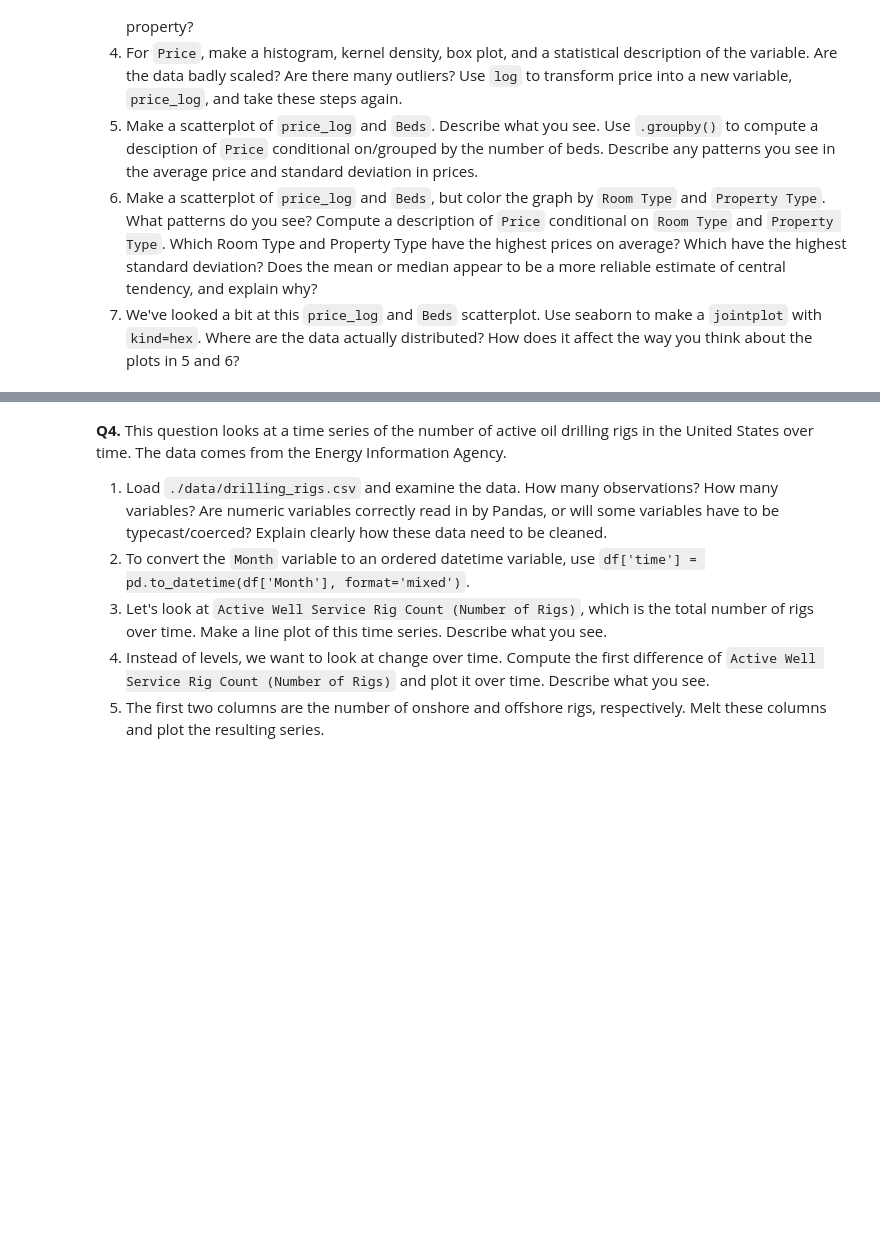
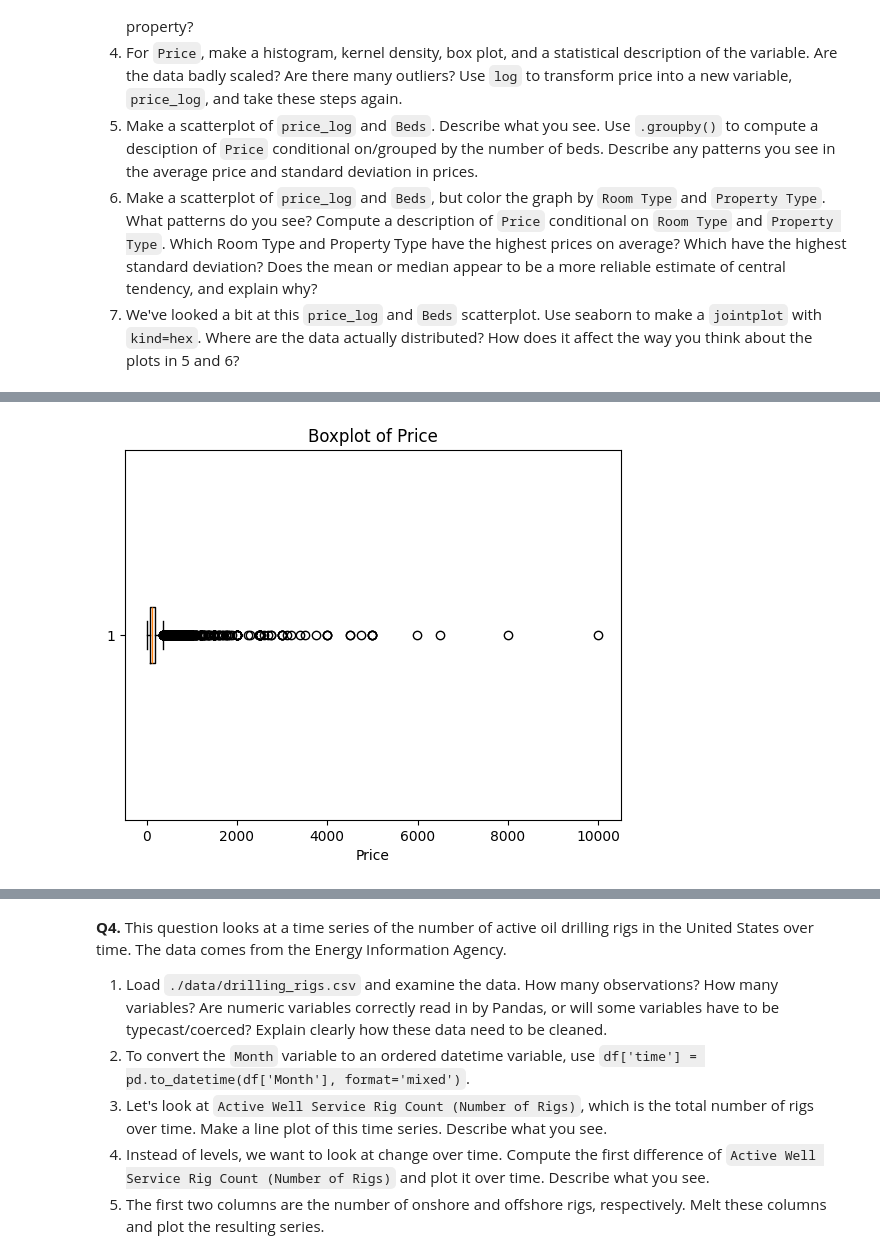
Before and after one commit to ananya-balach/unit3EDA, a Jupyter notebook: assignment/assignment.ipynb, the cells around one changed output, grey strips where cells are left out. Saved outputs shown, nothing was run; the diff lists cells and outputs as text; code cells hidden in the pictures; blank space fills up the shorter version.

```diff
--- a/assignment/assignment.ipynb
+++ b/assignment/assignment.ipynb
@@ -233,0 +295,8 @@ The top giftors are listed above!
+# %%
+plt.figure()
+plt.boxplot(df['Price'], vert=False)
+plt.xlabel('Price')
+plt.title('Boxplot of Price')
+plt.show()
+# %% [output]
+[figure, added]
```
Also changed, not shown: parts of 16 cells of this notebook.
